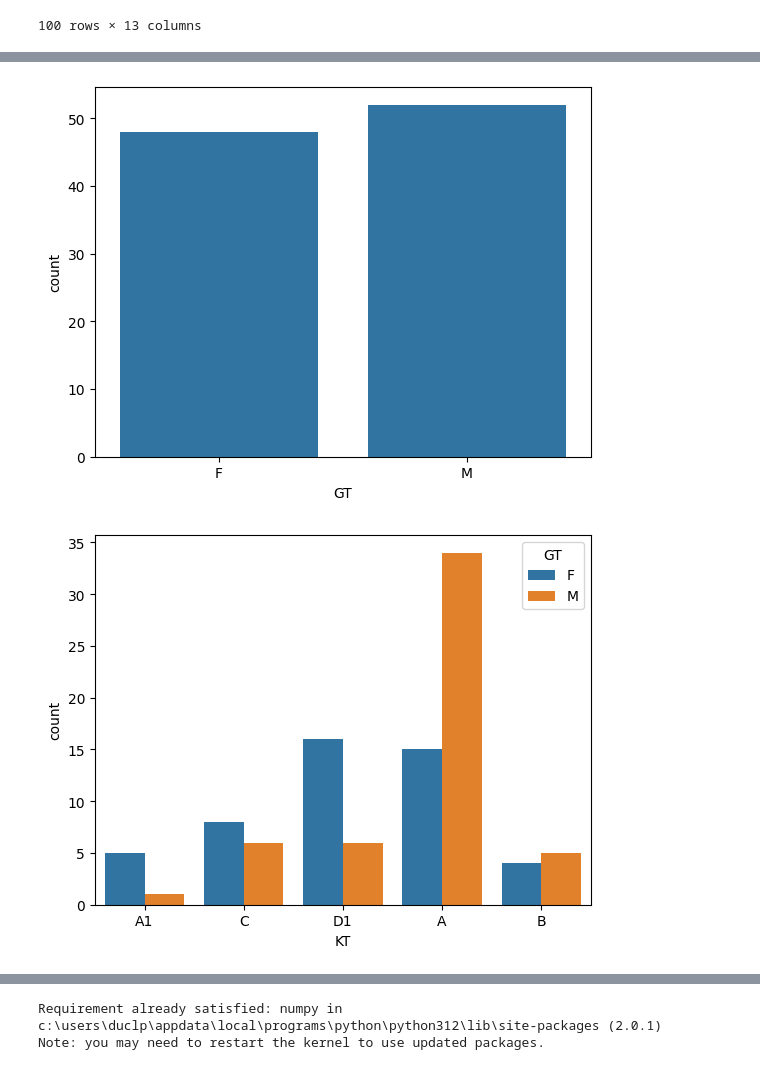
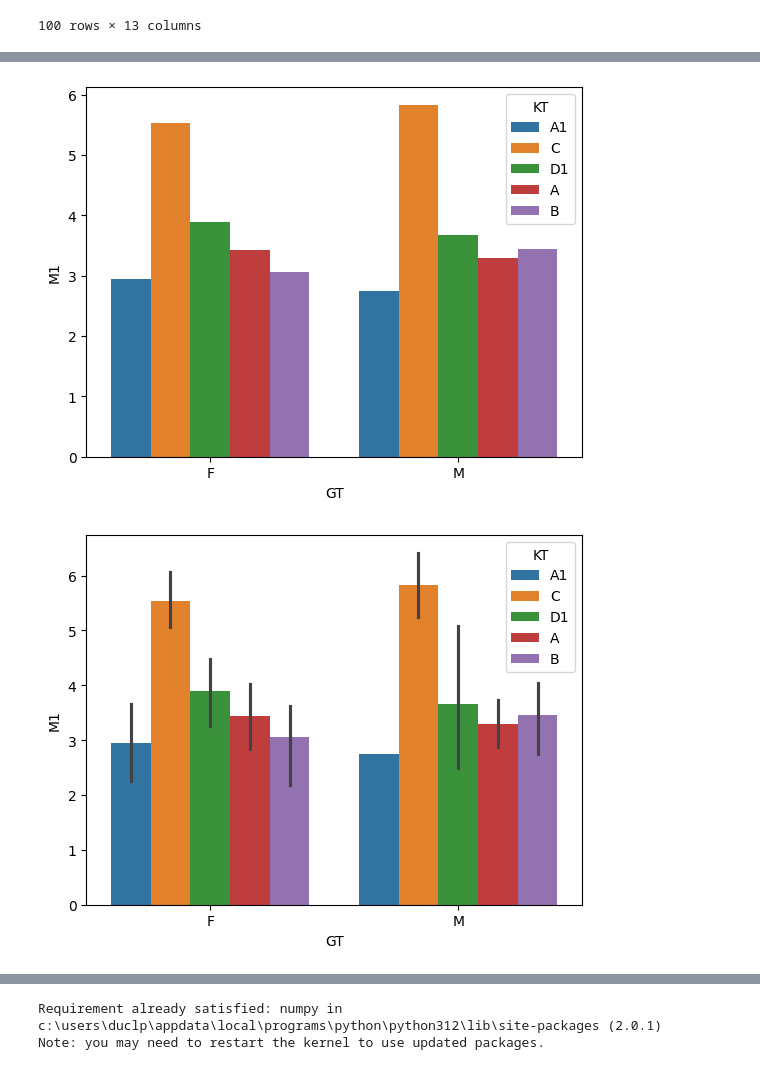
Before and after one commit to bloghaynhat/nmptdlai, a Jupyter notebook: Tuan02.ipynb, the cells around one changed output, grey strips where cells are left out. Saved outputs shown, nothing was run; the diff lists cells and outputs as text; code cells hidden in the pictures.

```diff
--- a/Tuan02.ipynb
+++ b/Tuan02.ipynb
@@ -212,18 +261,11 @@ df
 # %%
-# Data Visualization
-sns.countplot(x='GT', data=df)
-plt.show()
-sns.countplot(x='KT', hue='GT',data=df)
-plt.show()
-sns.barplot(x='GT', y='M1', data=df, errorbar=None)
-plt.show()
 sns.barplot(x='GT', y='M1', hue='KT', data=df, errorbar=None)
 plt.show()
 sns.barplot(x='GT', y='M1', hue='KT', data=df)
 plt.show()
 sns.barplot(x='GT', y='M1', hue='KT', data=df,
             errorbar=None, estimator=max)
 plt.show()
 # %% [output]
-[figure, old version]
+[figure, new version]
-[figure, old version]
+[figure, new version]
```
Also changed, not shown: parts of 18 cells of this notebook, 2 other files.
